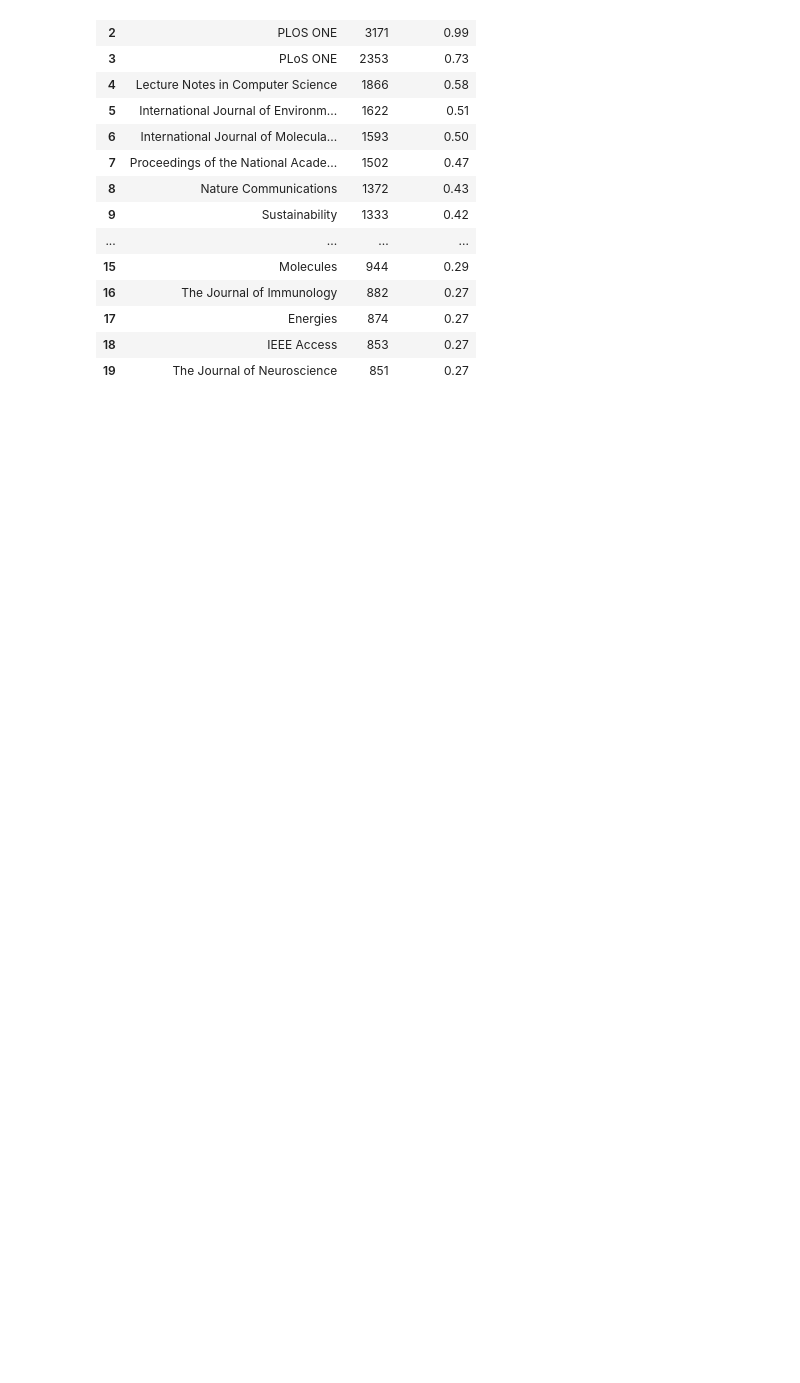
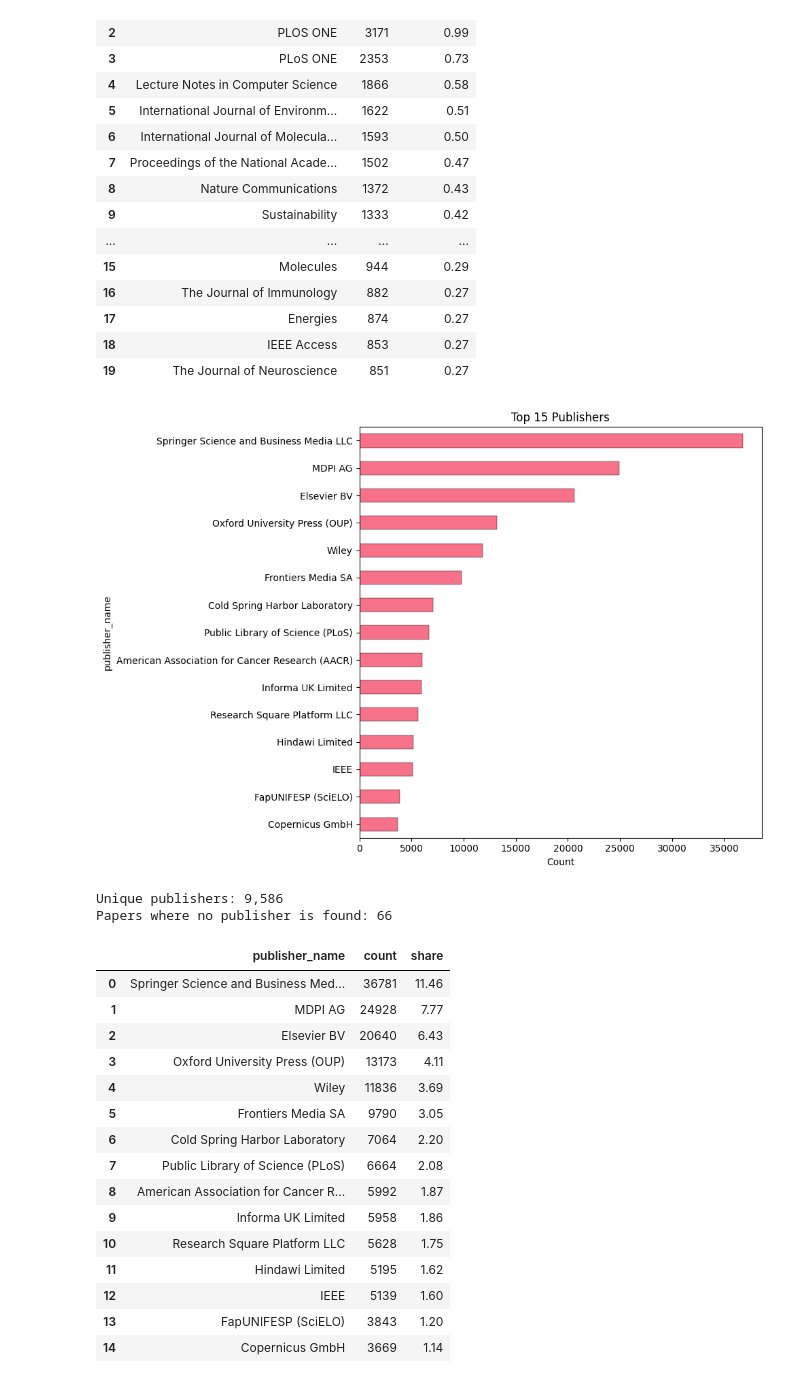
Before and after one commit to kierangivens/softcite-extractions-oa, a Jupyter notebook: softcite_analysis.ipynb, the cells around one changed output. Cells and saved outputs as stored; diff of their text form; code cells hidden in the pictures; blank space fills up the shorter version.

Commit message:
Plot/evaluate top publishers

```diff
--- a/softcite_analysis.ipynb
+++ b/softcite_analysis.ipynb
@@ -303,3 +304,52 @@ Papers labeled 'No Publication Venue Found': 34,926
 | 17 | Energies | 874 | 0.27 |
 | 18 | IEEE Access | 853 | 0.27 |
 | 19 | The Journal of Neuroscience | 851 | 0.27 |
+# %%
+publisher_series = (
+    papers_df['publisher_name']
+    .replace(r'^\s*$', pd.NA, regex=True)
+    .fillna("No Publisher Found")
+)
+
+top_publishers = publisher_series.value_counts().head(15)
+
+fig, ax = plt.subplots(figsize=(10, 7))
+top_publishers.plot(kind='barh', ax=ax, edgecolor='black', linewidth=0.3)
+ax.set_title("Top 15 Publishers")
+ax.set_xlabel("Count")
+ax.invert_yaxis()
+plt.tight_layout()
+plt.show()
+
+top_publishers_table = (
+    top_publishers
+    .rename_axis("publisher_name")
+    .reset_index(name="count")
+    .assign(share=lambda d: (d["count"] / len(papers_df) * 100).round(2))
+)
+
+print(f"Unique publishers: {publisher_series.nunique():,}")
+print(f"Papers where no publisher is found: "
+      f"{(publisher_series == 'No Publisher Found').sum():,}")
+
+top_publishers_table
+# %% [output]
+[figure, added]
+Unique publishers: 9,586
+Papers where no publisher is found: 66
+|  | publisher_name | count | share |
+| 0 | Springer Science and Business Med... | 36781 | 11.46 |
+| 1 | MDPI AG | 24928 | 7.77 |
+| 2 | Elsevier BV | 20640 | 6.43 |
+| 3 | Oxford University Press (OUP) | 13173 | 4.11 |
+| 4 | Wiley | 11836 | 3.69 |
+| 5 | Frontiers Media SA | 9790 | 3.05 |
+| 6 | Cold Spring Harbor Laboratory | 7064 | 2.20 |
+| 7 | Public Library of Science (PLoS) | 6664 | 2.08 |
+| 8 | American Association for Cancer R... | 5992 | 1.87 |
+| 9 | Informa UK Limited | 5958 | 1.86 |
+| 10 | Research Square Platform LLC | 5628 | 1.75 |
+| 11 | Hindawi Limited | 5195 | 1.62 |
+| 12 | IEEE | 5139 | 1.60 |
+| 13 | FapUNIFESP (SciELO) | 3843 | 1.20 |
+| 14 | Copernicus GmbH | 3669 | 1.14 |
```
Also changed, not shown: parts of 1 cell of this notebook.
